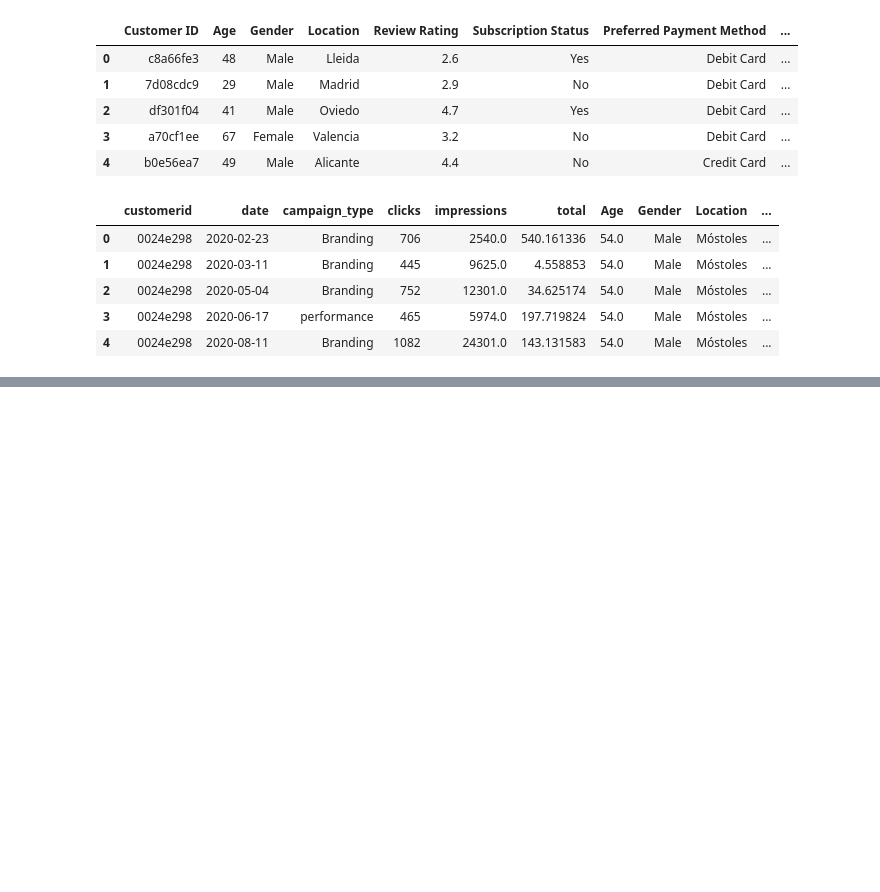
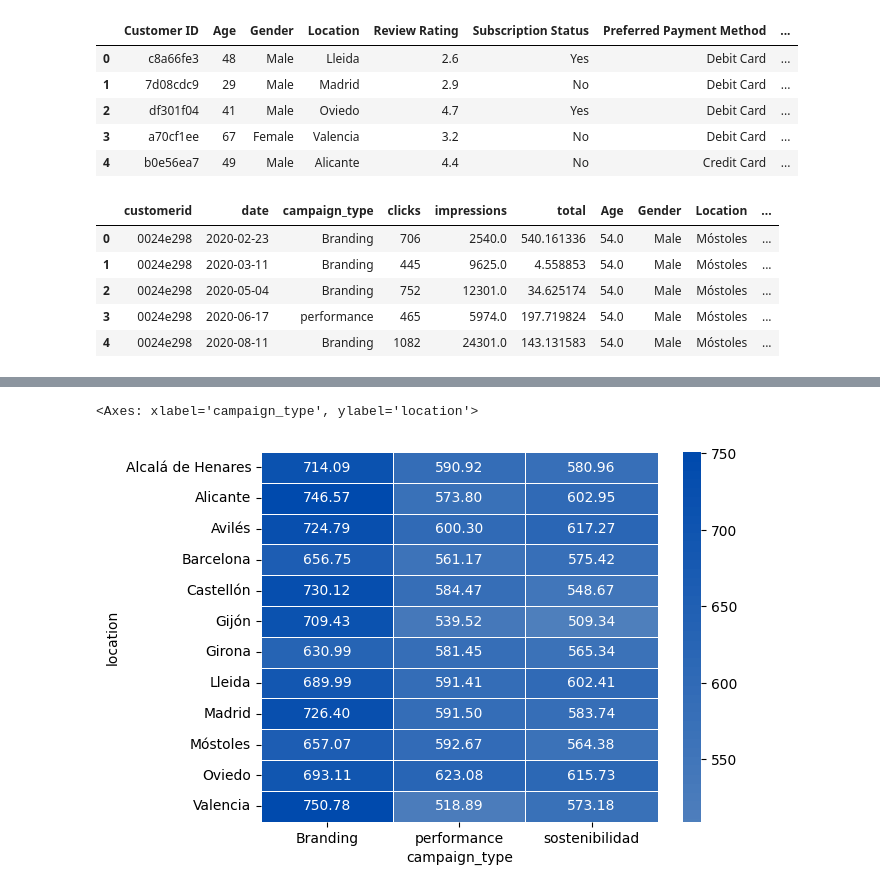
Before and after one commit to MiguelAMeloM/Miguel_DataAnalytics, a Jupyter notebook: campañas_marketing/analisis.ipynb, the cells around one changed output, grey strips where cells are left out. Cells and saved outputs as stored; diff of their text form; code cells hidden in the pictures; blank space fills up the shorter version.

```diff
--- a/campañas_marketing/analisis.ipynb
+++ b/campañas_marketing/analisis.ipynb
@@ -630,0 +648,15 @@ pd.pivot_table
+# %%
+df_ = pd.pivot_table(
+    df,
+    values = 'clicks',
+    columns = 'campaign_type',
+    index = 'location'
+)
+
+sns.heatmap(
+    data = df_,
+    **kwargs_heatmap
+)
+# %% [output]
+<Axes: xlabel='campaign_type', ylabel='location'>
+[figure, added]
```
Also changed, not shown: parts of 6 cells of this notebook.
